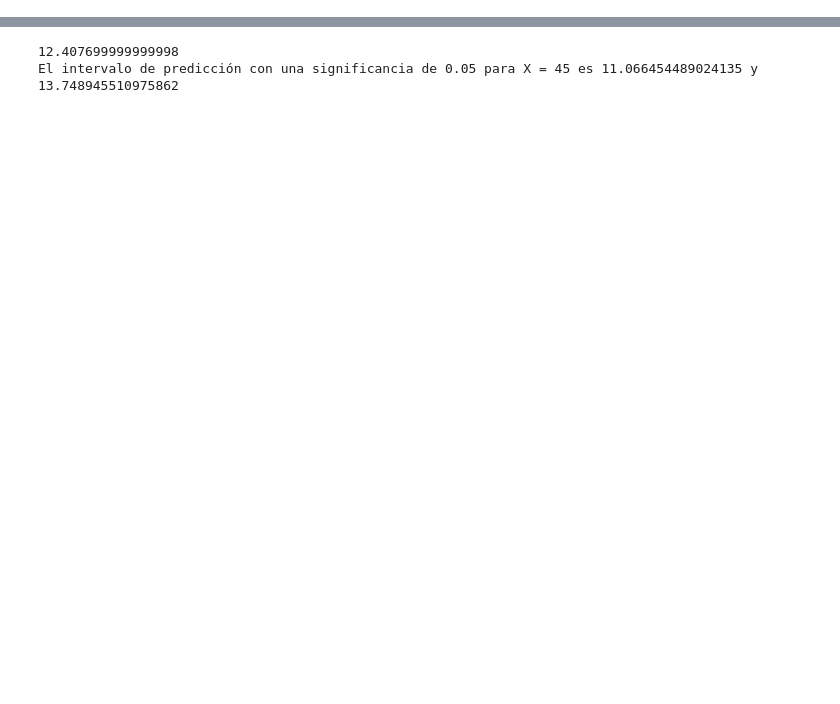
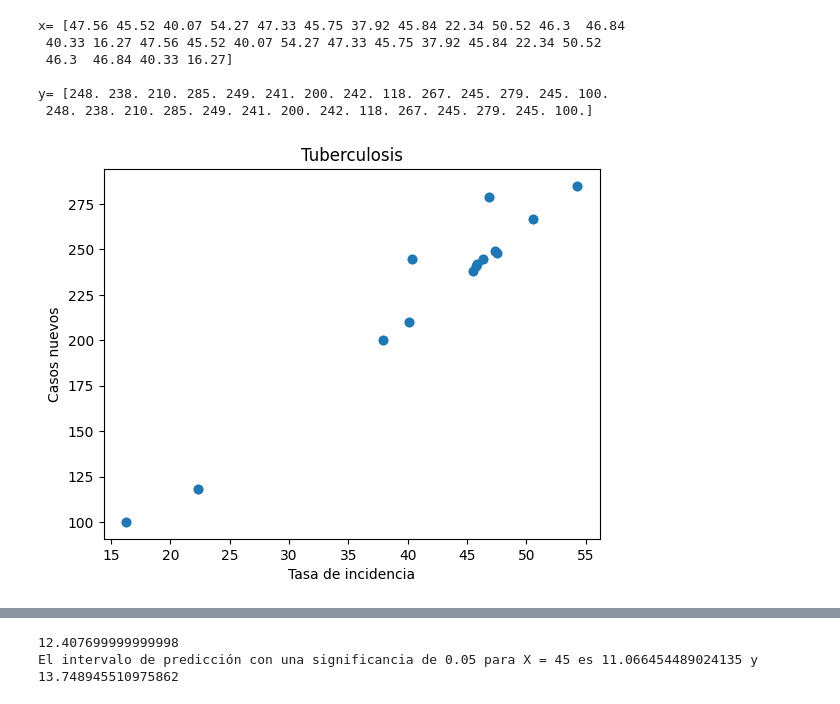
Before and after one commit to LauraCD2/23_nba, a Jupyter notebook: class_regression.ipynb, the cells around one changed output, grey strips where cells are left out. Saved outputs shown, nothing was run; the diff lists cells and outputs as text; code cells hidden in the pictures; blank space fills up the shorter version.

Commit message:
Entregable

```diff
--- a/class_regression.ipynb
+++ b/class_regression.ipynb
@@ -6,3 +14,27 @@ import numpy as np
 from sklearn.linear_model import LinearRegression
 from scipy.stats import norm
 from scipy import stats
+# %%
+#@title Load dataset
+url = "https://www.datos.gov.co/resource/fc78-ab9i.json"
+
+try:
+  response = requests.get(url)
+  response.raise_for_status()
+
+  data = response.json()
+  df = pd.DataFrame(data)
+
+except requests.exceptions.RequestException as e:
+  print(f"Error connecting to API: {e}")
+except Exception as e:
+  print(f"Error processing data: {e}")
+
+
+try:
+  df.to_csv('data.csv', index=False)  # Save to a CSV file named 'data.csv' in the current directory (Archivos), no en drive
+  print("DataFrame saved as data.csv")
+except Exception as e:
+  print(f"Error saving DataFrame as CSV: {e}")
+
+df.head()
@@ -8,0 +50,23 @@ from scipy import stats
+# %%
+#@title Variables
+#@markdown Relación entre las variables $x$ (Tasa de incidencia de tuberculosis) y $y$ (Casos nuevos de tuberculosis)
+x = df['tasa_incidencia_tuberculosis'].astype(float)
+print('x=',np.array(x))
+y = df['casos_nuevos_tuberculosis'].astype(float)
+print('\ny=',np.array(y))
+# %% [output]
+x= [47.56 45.52 40.07 54.27 47.33 45.75 37.92 45.84 22.34 50.52 46.3  46.84
+ 40.33 16.27 47.56 45.52 40.07 54.27 47.33 45.75 37.92 45.84 22.34 50.52
+ 46.3  46.84 40.33 16.27]
+
+y= [248. 238. 210. 285. 249. 241. 200. 242. 118. 267. 245. 279. 245. 100.
+ 248. 238. 210. 285. 249. 241. 200. 242. 118. 267. 245. 279. 245. 100.]
+# %%
+#@title Gráfica de dispersión
+plt.plot(x, y, 'o')
+plt.title('Tuberculosis')
+plt.xlabel('Tasa de incidencia')
+plt.ylabel('Casos nuevos')
+plt.show()
+# %% [output]
+[figure, added]
```
Also changed, not shown: parts of 18 cells of this notebook.
